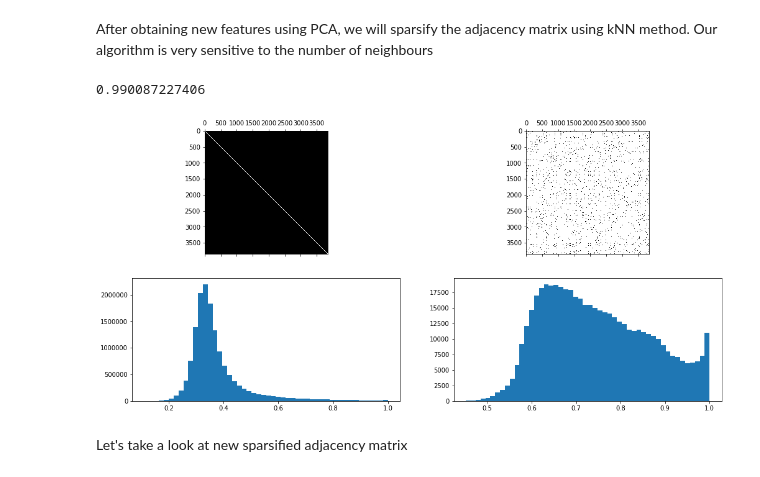
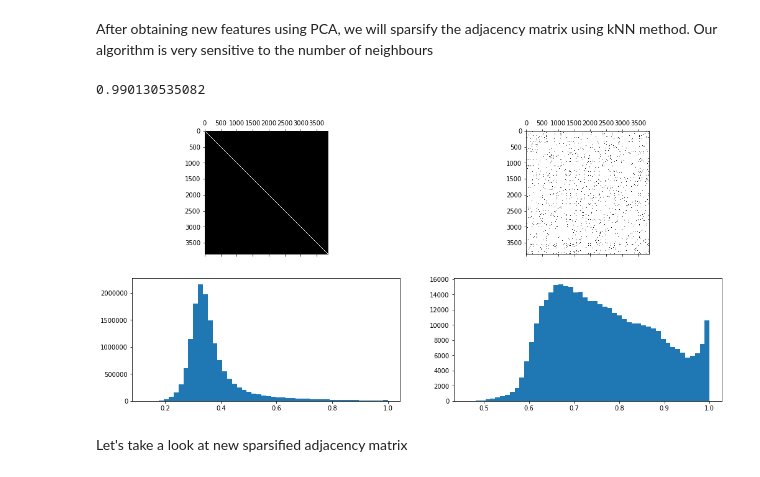
Before and after one commit to MilicaNovak/FinalProjectNTDS2017, a Jupyter notebook: ReportNotebook/Report.ipynb, the cells around one changed output. Drawn from its saved outputs; the diff is of its cells as text; code cells hidden in the pictures.

```diff
--- a/ReportNotebook/Report.ipynb
+++ b/ReportNotebook/Report.ipynb
@@ -690,11 +690,11 @@ plt.hist(PCA_Cat_distances.reshape(-1), bins=100);
 After obtaining new features using PCA, we will sparsify the adjacency matrix using kNN method. Our algorithm is very sensitive to the number of neighbours
 # %%
 #getting PCA categorical weights
-NEIGHBORS = 100 #!WARNING extremly sensitive parameter
+NEIGHBORS = 80 #!WARNING extremly sensitive parameter
 PCACatweights = GetWeights(PCA_Cat_distances,NEIGHBORS)
 # %% [output]
-0.990087227406
+0.990130535082
-[figure, old version]
+[figure, new version]
 # %% [markdown]
 Let's take a look at new sparsified adjacency matrix
 # %%
```
Also changed, not shown: parts of 8 cells of this notebook, 3 other files.
